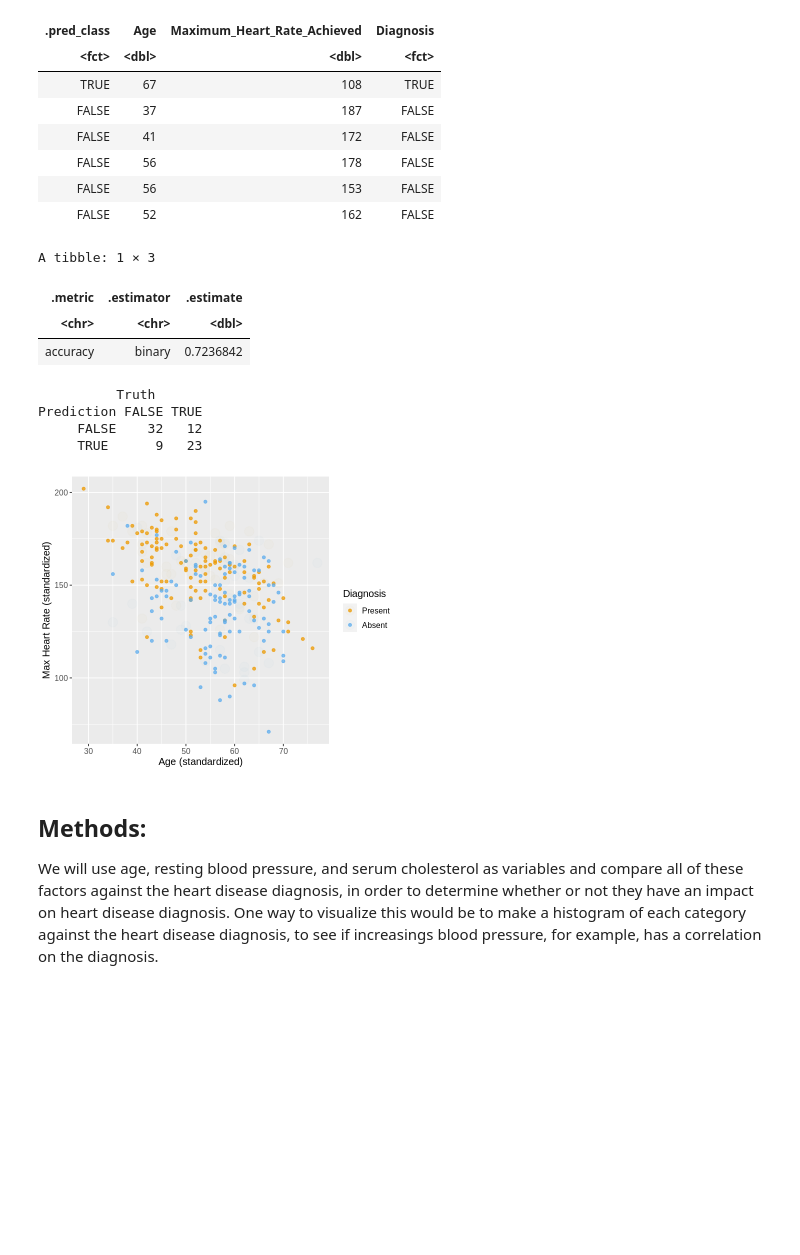
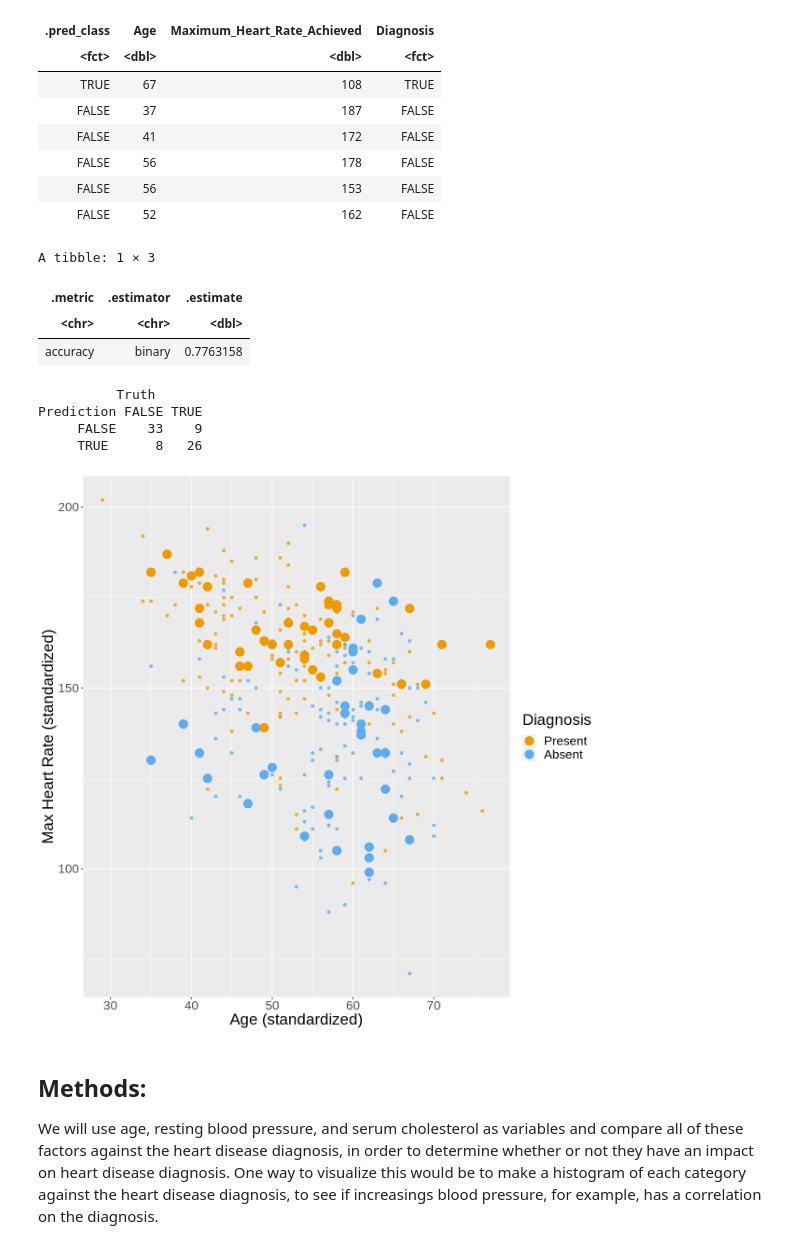
Before and after one commit to Parsapk1/NEW_DSCI_PROJECT, a Jupyter notebook: DSCI100_Project.ipynb, the cells around one changed output. Drawn from its saved outputs; the diff is of its cells as text; code cells hidden in the pictures; blank space fills up the shorter version.

```diff
--- a/DSCI100_Project.ipynb
+++ b/DSCI100_Project.ipynb
@@ -186,5 +222,5 @@ cross_val_plot
 # %%
-knn_spec <- nearest_neighbor(weight_func = "rectangular", neighbors = 60) |>
+knn_spec <- nearest_neighbor(weight_func = "rectangular", neighbors = 20) |>
   set_engine("kknn") |>
   set_mode("classification")
 
@@ -219,38 +255,39 @@ confusion
 A tibble: 1 × 3
 | .metric | .estimator | .estimate |
 | <chr> | <chr> | <dbl> |
-| accuracy | binary | 0.7236842 |
+| accuracy | binary | 0.7763158 |
           Truth
 Prediction FALSE TRUE
-     FALSE    32   12
-     TRUE      9   23
+     FALSE    33    9
+     TRUE      8   26
 # %%
 # plot:
 # 1. the colored scatter of the original data
 # 2. the faded colored scatter for the grid points
+options(repr.plot.height = 10, repr.plot.width = 10)
+
 wkflw_plot <-
   ggplot() +
-  geom_point(data = heart_train,
+  geom_point(data = cleveland_heart_cleaned,
              mapping = aes(x = Age,
                            y = Maximum_Heart_Rate_Achieved,
                            color = Diagnosis),
              alpha = 0.75) +
   geom_point(data = diagnosis_test_predictions,
              mapping = aes(x = Age,
                            y = Maximum_Heart_Rate_Achieved,
-                           color = Diagnosis),
-             alpha = 0.02,
+                           color = .pred_class),
+             alpha = 1,
              size = 5) +
-  labs(color = "Diagnosis",
-       x = "Age (standardized)",
-       y = "Max Heart Rate (standardized)") +
-  scale_color_manual(labels = c("Present", "Absent"),
-                     values = c("orange2", "steelblue2")) +
-  theme(text = element_text(size = 12))
+    labs(color = "Diagnosis",
+         x = "Age (standardized)",
+         y = "Max Heart Rate (standardized)") +
+    scale_color_manual(labels = c("Present", "Absent"), values = c("orange2", "steelblue2")) +
+    theme(text = element_text(size = 20))
 
 wkflw_plot
 # %% [output]
-[figure, old version]
+[figure, new version]
 # %% [markdown]
 ## Methods:
 We will use age, resting blood pressure, and serum cholesterol as variables and compare all of these factors against the heart disease diagnosis, in order to determine whether or not they have an impact on heart disease diagnosis. One way to visualize this would be to make a histogram of each category against the heart disease diagnosis, to see if increasings blood pressure, for example, has a correlation on the diagnosis.
```
Also changed, not shown: parts of 9 cells of this notebook.
